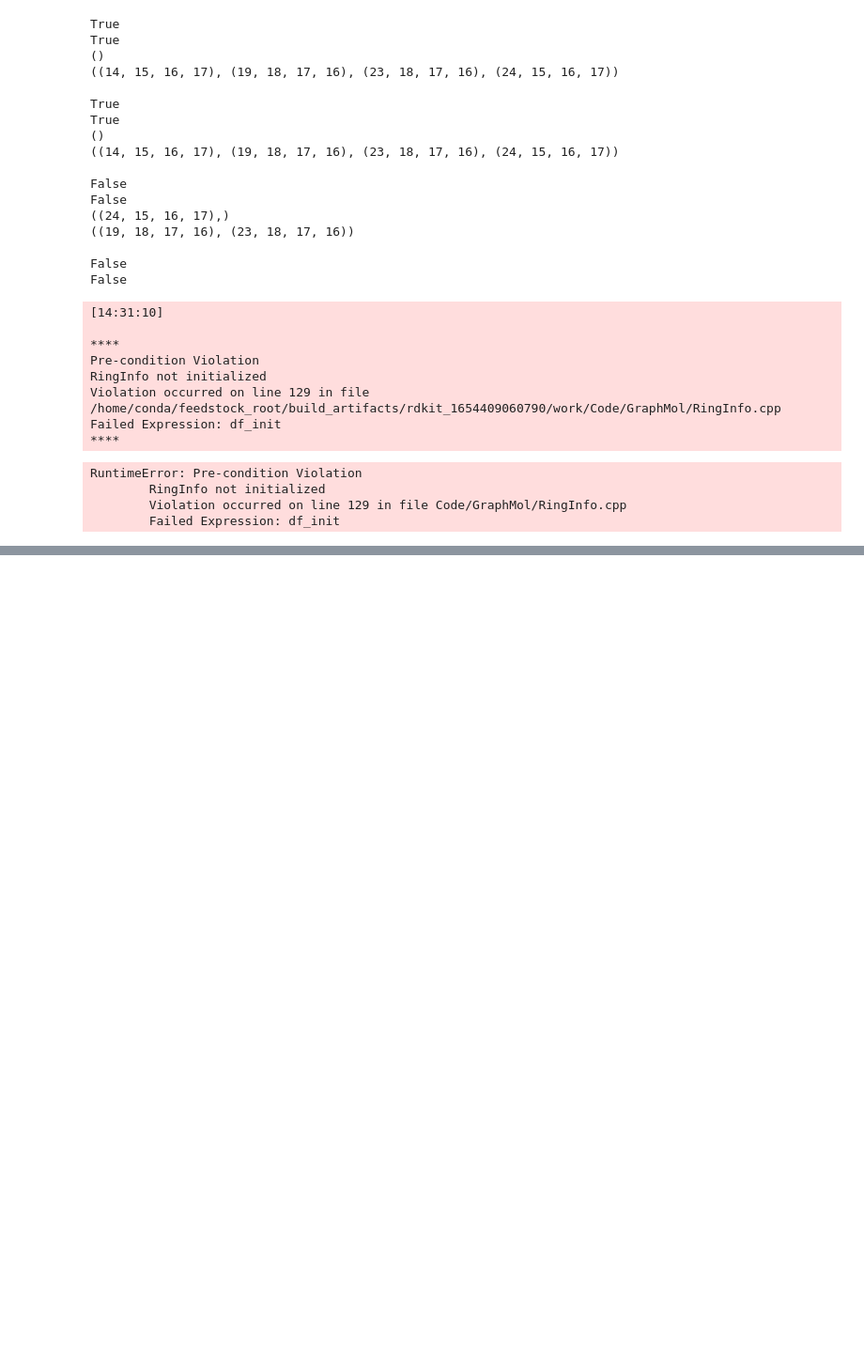
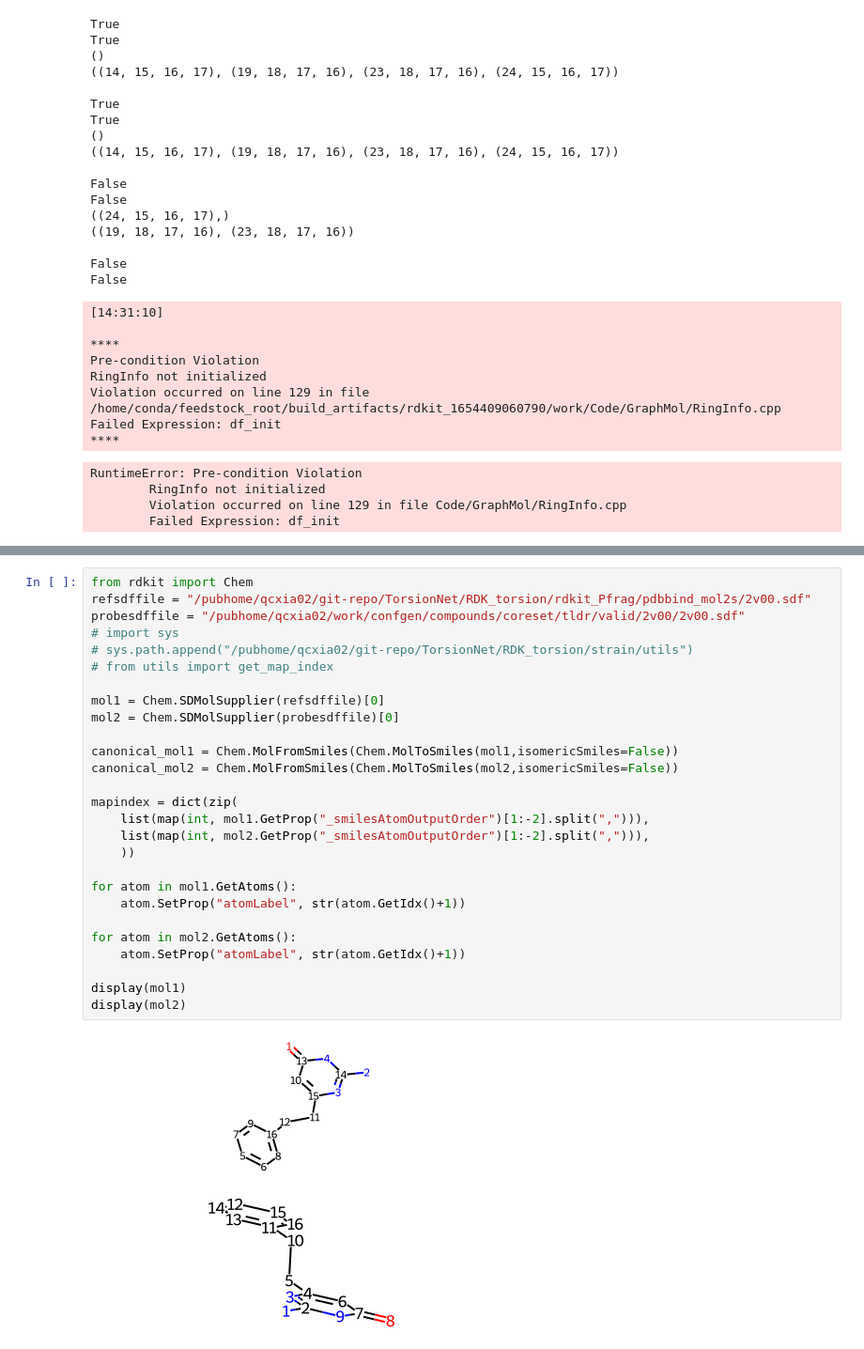
Before and after one commit to hnlab/TorsionNet, a Jupyter notebook: RDK_torsion/strain/strain_analysis.ipynb, the cells around one changed output, grey strips where cells are left out. Shown: that part at 94% size. Drawn from its saved outputs; the diff is of its cells as text; blank space fills up the shorter version.

Commit message:
modify and add strain calc related scripts

```diff
--- a/RDK_torsion/strain/strain_analysis.ipynb
+++ b/RDK_torsion/strain/strain_analysis.ipynb
@@ -384,0 +367,30 @@ for i,mol in enumerate(mols):
+# %%
+from rdkit import Chem
+refsdffile = "/pubhome/qcxia02/git-repo/TorsionNet/RDK_torsion/rdkit_Pfrag/pdbbind_mol2s/2v00.sdf"
+probesdffile = "/pubhome/qcxia02/work/confgen/compounds/coreset/tldr/valid/2v00/2v00.sdf"
+# import sys
+# sys.path.append("/pubhome/qcxia02/git-repo/TorsionNet/RDK_torsion/strain/utils")
+# from utils import get_map_index
+
+mol1 = Chem.SDMolSupplier(refsdffile)[0]
+mol2 = Chem.SDMolSupplier(probesdffile)[0]
+
+canonical_mol1 = Chem.MolFromSmiles(Chem.MolToSmiles(mol1,isomericSmiles=False))
+canonical_mol2 = Chem.MolFromSmiles(Chem.MolToSmiles(mol2,isomericSmiles=False))
+
+mapindex = dict(zip(
+    list(map(int, mol1.GetProp("_smilesAtomOutputOrder")[1:-2].split(","))),
+    list(map(int, mol2.GetProp("_smilesAtomOutputOrder")[1:-2].split(","))),
+    ))
+
+for atom in mol1.GetAtoms():
+    atom.SetProp("atomLabel", str(atom.GetIdx()+1))
+
+for atom in mol2.GetAtoms():
+    atom.SetProp("atomLabel", str(atom.GetIdx()+1))
+
+display(mol1)
+display(mol2)
+# %% [output]
+[figure, added]
+[figure, added]
```
Also changed, not shown: parts of 1 cell of this notebook, 4 other files.
